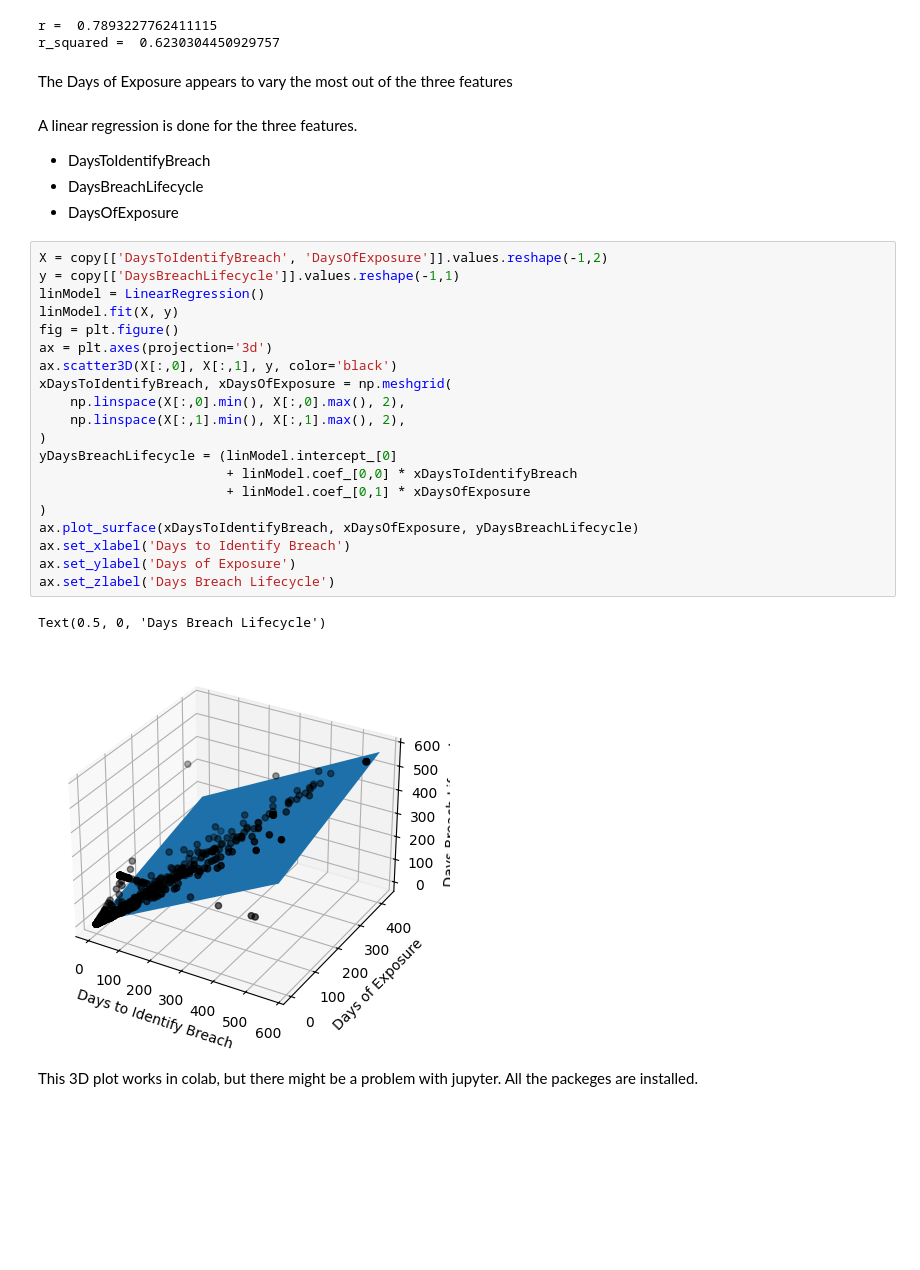
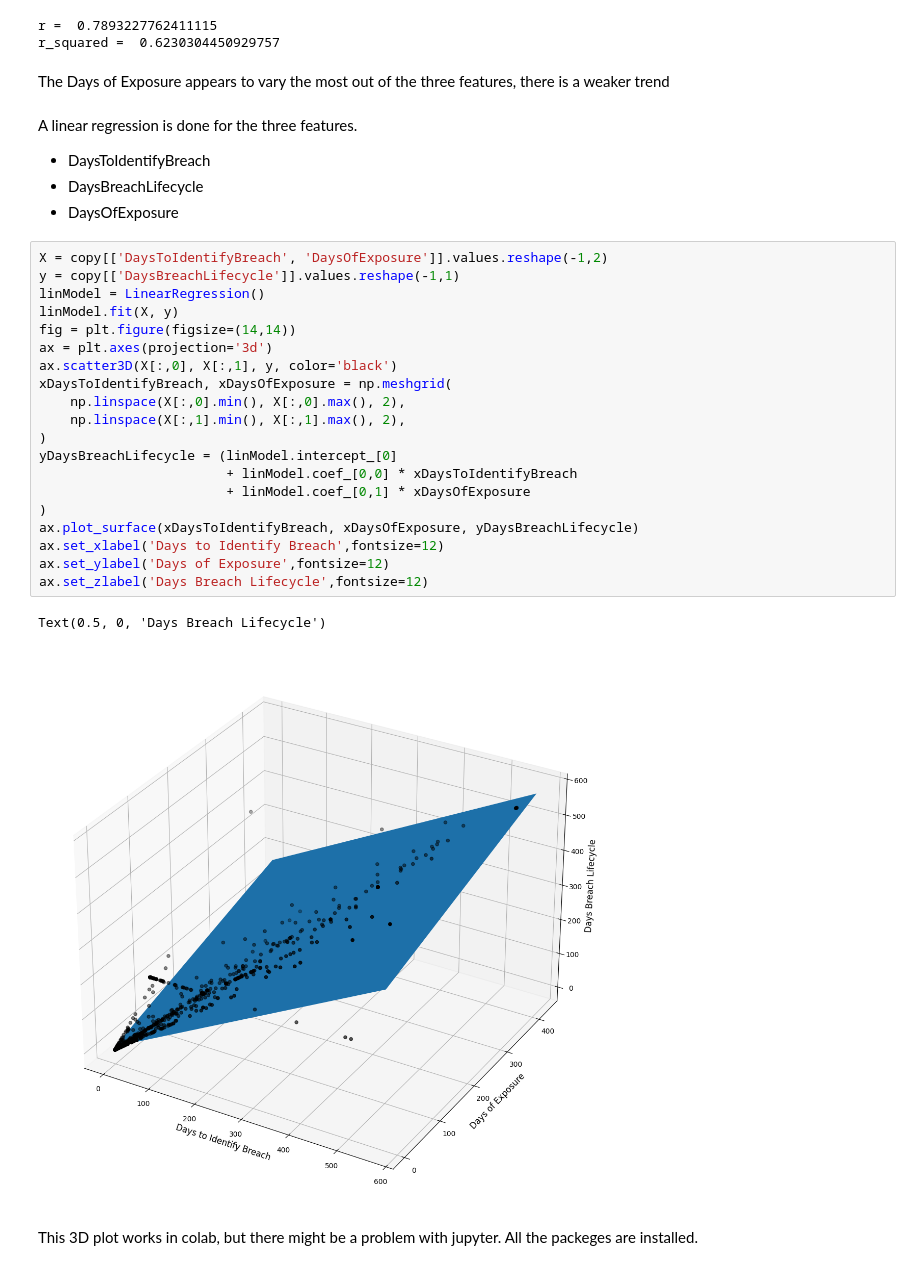
Before and after one commit to tgarcia14/DigitalBuilders, a Jupyter notebook: Regression.ipynb, the cells around one changed output. Cells and saved outputs as stored; diff of their text form; blank space fills up the shorter version.

```diff
--- a/Regression.ipynb
+++ b/Regression.ipynb
@@ -271,7 +304,7 @@ print('r_squared = ', r**2)
 r =  0.7893227762411115
 r_squared =  0.6230304450929757
 # %% [markdown]
-The Days of Exposure appears to vary the most out of the three features
+The Days of Exposure appears to vary the most out of the three features, there is a weaker trend
 # %% [markdown]
 A linear regression is done for the three features.
 
@@ -281,26 +314,26 @@ A linear regression is done for the three features.
 # %%
 X = copy[['DaysToIdentifyBreach', 'DaysOfExposure']].values.reshape(-1,2)
 y = copy[['DaysBreachLifecycle']].values.reshape(-1,1)
 linModel = LinearRegression()
 linModel.fit(X, y)
-fig = plt.figure()
+fig = plt.figure(figsize=(14,14))
 ax = plt.axes(projection='3d')
 ax.scatter3D(X[:,0], X[:,1], y, color='black')
 xDaysToIdentifyBreach, xDaysOfExposure = np.meshgrid(
     np.linspace(X[:,0].min(), X[:,0].max(), 2),
     np.linspace(X[:,1].min(), X[:,1].max(), 2),
 )
 yDaysBreachLifecycle = (linModel.intercept_[0]
                         + linModel.coef_[0,0] * xDaysToIdentifyBreach
                         + linModel.coef_[0,1] * xDaysOfExposure
 )
 ax.plot_surface(xDaysToIdentifyBreach, xDaysOfExposure, yDaysBreachLifecycle)
-ax.set_xlabel('Days to Identify Breach')
-ax.set_ylabel('Days of Exposure')
-ax.set_zlabel('Days Breach Lifecycle')
+ax.set_xlabel('Days to Identify Breach',fontsize=12)
+ax.set_ylabel('Days of Exposure',fontsize=12)
+ax.set_zlabel('Days Breach Lifecycle',fontsize=12)
 # %% [output]
 Text(0.5, 0, 'Days Breach Lifecycle')
-[figure, old version]
+[figure, new version]
 # %% [markdown]
 This 3D plot works in colab, but there might be a problem with jupyter. All the packeges are installed.
 # %% [markdown]
```
Also changed, not shown: parts of 13 cells of this notebook.
